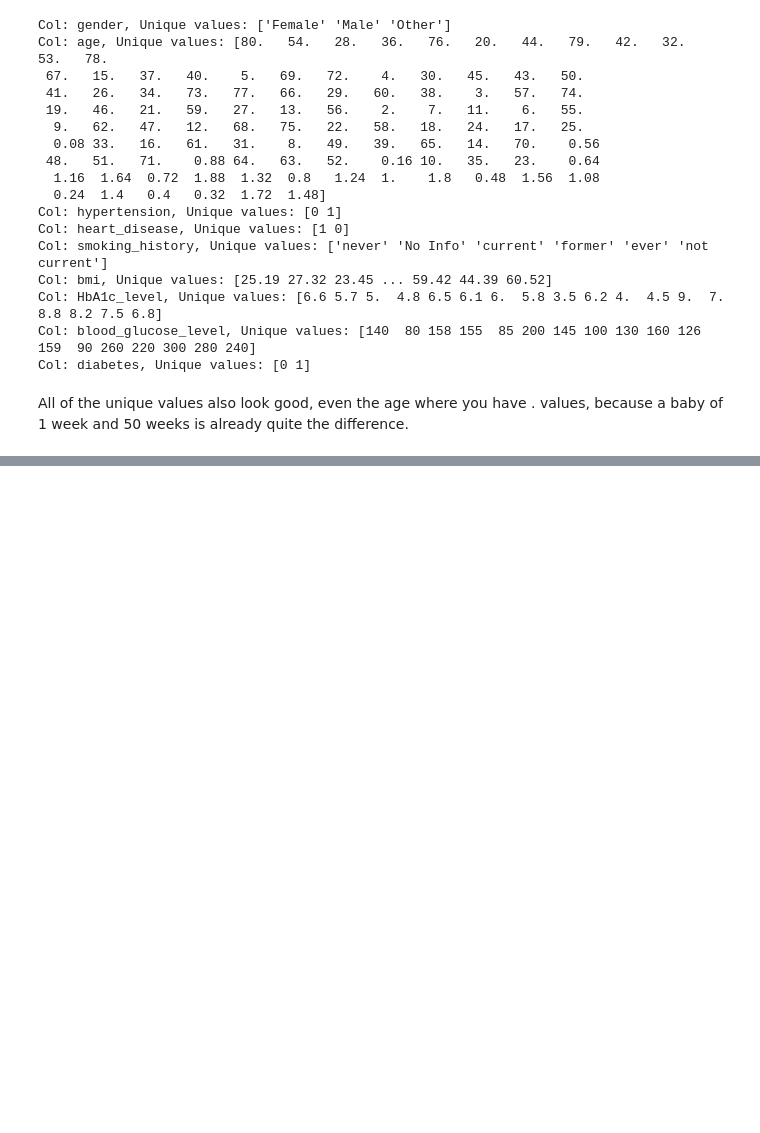
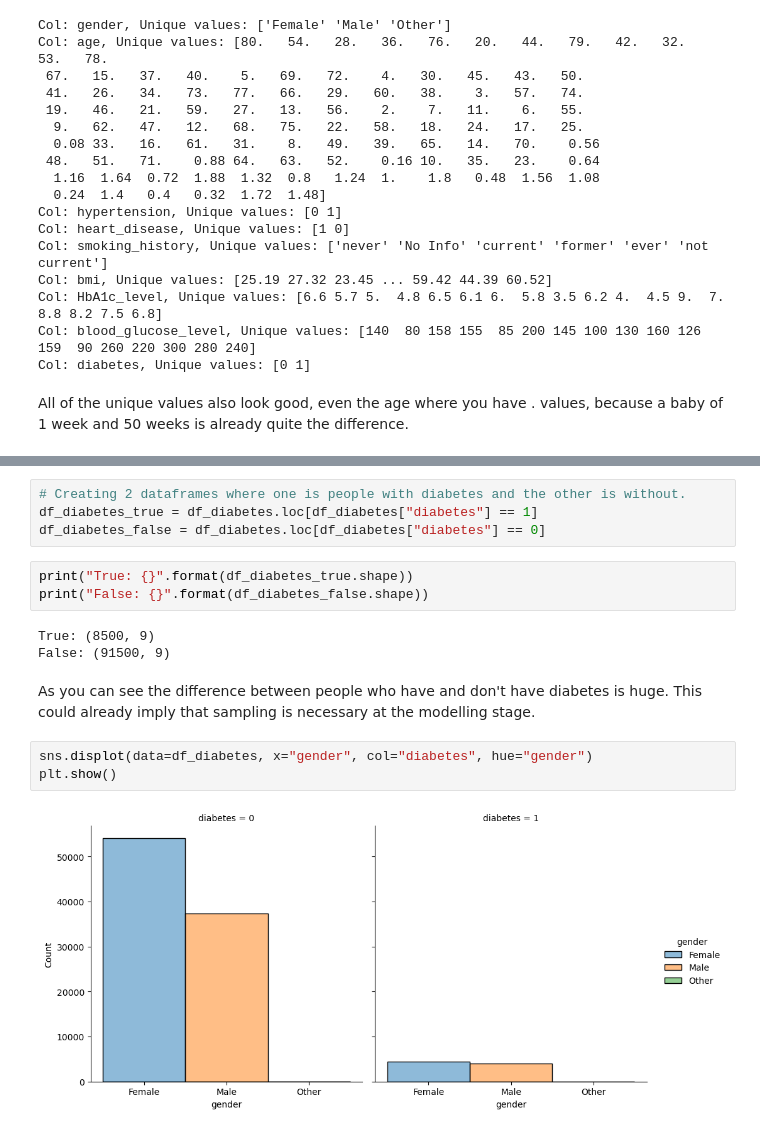
Before and after one commit to jarnoweemen/ML_Practice_Assignments, a Jupyter notebook: Practice 2/Practice 2 - Diabetes.ipynb, the cells around one changed output, grey strips where cells are left out. Drawn from its saved outputs; the diff is of its cells as text; blank space fills up the shorter version.

Commit message:
Analysing and Modeling with and without Samplers

```diff
--- a/Practice 2/Practice 2 - Diabetes.ipynb
+++ b/Practice 2/Practice 2 - Diabetes.ipynb
@@ -88,0 +116,17 @@ Now that we know the data is ready for use, we can look at a couple of things:
+# %%
+# Creating 2 dataframes where one is people with diabetes and the other is without.
+df_diabetes_true = df_diabetes.loc[df_diabetes["diabetes"] == 1]
+df_diabetes_false = df_diabetes.loc[df_diabetes["diabetes"] == 0]
+# %%
+print("True: {}".format(df_diabetes_true.shape))
+print("False: {}".format(df_diabetes_false.shape))
+# %% [output]
+True: (8500, 9)
+False: (91500, 9)
+# %% [markdown]
+As you can see the difference between people who have and don't have diabetes is huge. This could already imply that sampling is necessary at the modelling stage.
+# %%
+sns.displot(data=df_diabetes, x="gender", col="diabetes", hue="gender")
+plt.show()
+# %% [output]
+[figure, added]
```
Also changed, not shown: parts of 61 cells of this notebook.
